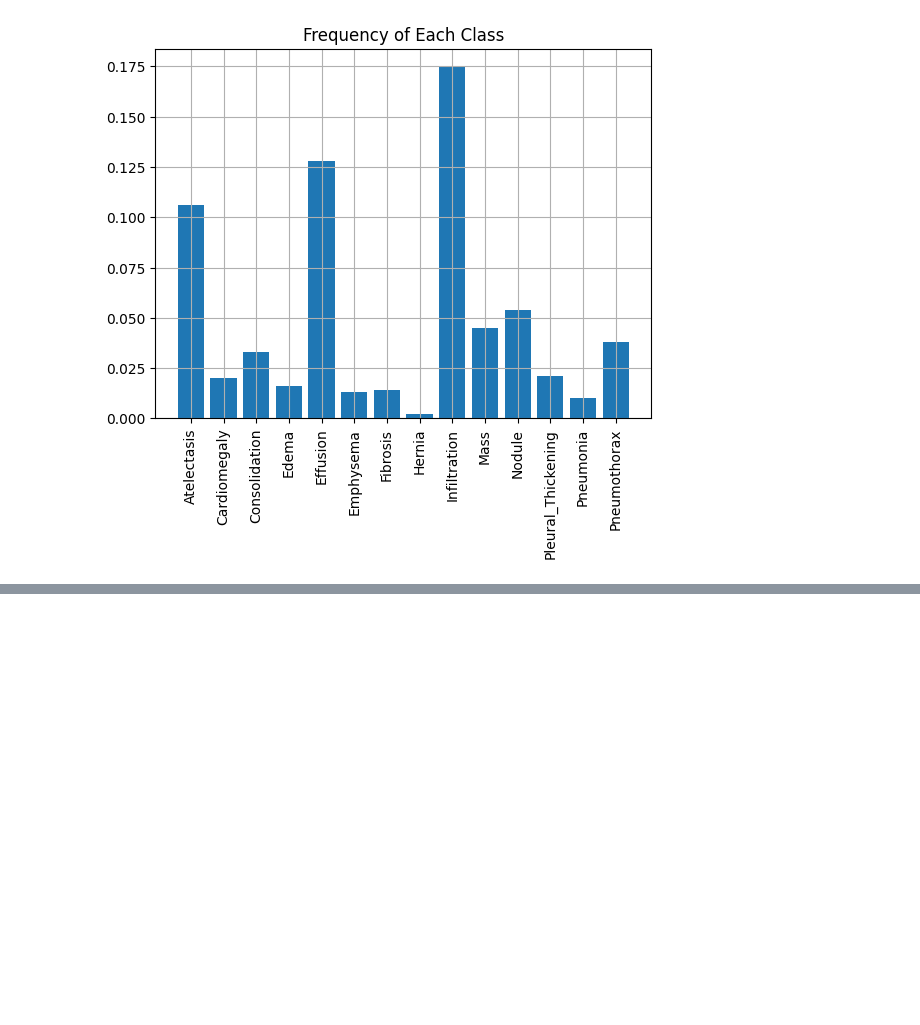
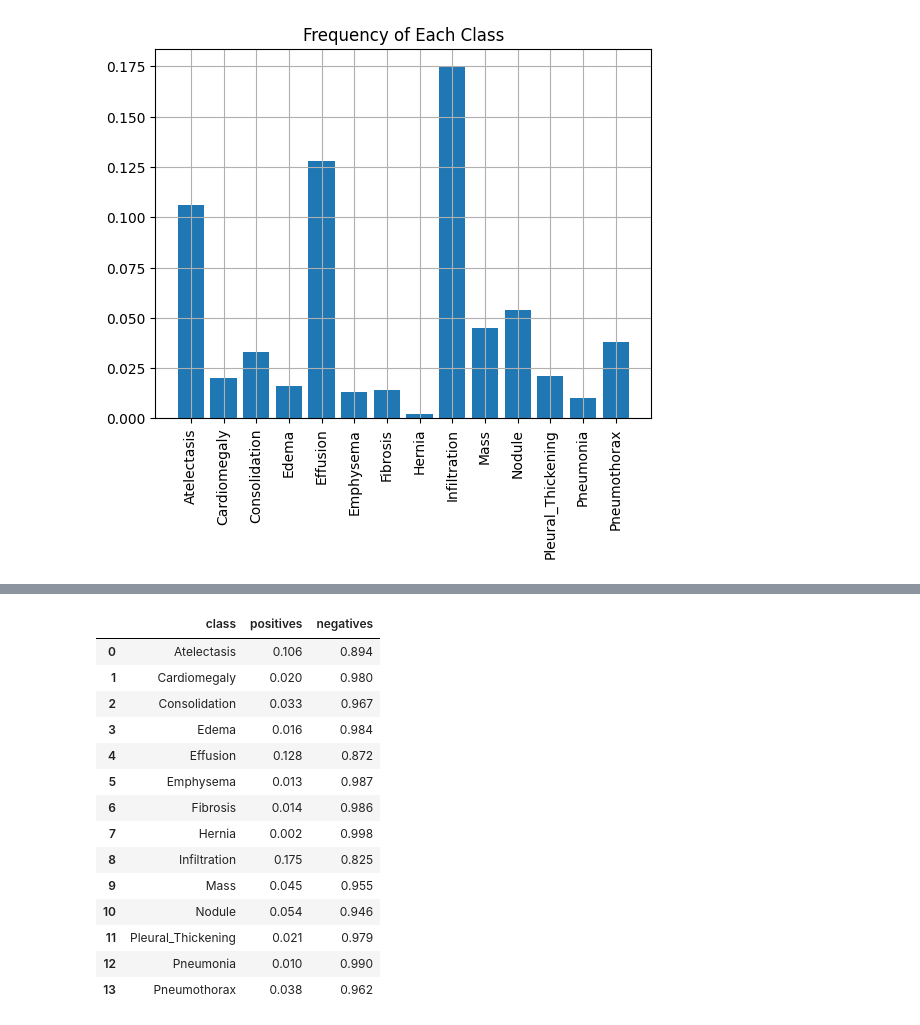
Before and after one commit to vivekpatel99/chest-x-ray-diagnosis-Multi-label-binary-classification, a Jupyter notebook: 02_model_training.ipynb, the cells around one changed output, grey strips where cells are left out. Saved outputs shown, nothing was run; the diff lists cells and outputs as text; code cells hidden in the pictures; blank space fills up the shorter version.

```diff
--- a/02_model_training.ipynb
+++ b/02_model_training.ipynb
@@ -294,0 +366,20 @@ plt.show()
+# %%
+data_df = pd.DataFrame(list(positive_frequencies.items()), columns=['class', 'positives'])
+data_df['negatives'] = negative_frequencies.values
+data_df
+# %% [output]
+|  | class | positives | negatives |
+| 0 | Atelectasis | 0.106 | 0.894 |
+| 1 | Cardiomegaly | 0.020 | 0.980 |
+| 2 | Consolidation | 0.033 | 0.967 |
+| 3 | Edema | 0.016 | 0.984 |
+| 4 | Effusion | 0.128 | 0.872 |
+| 5 | Emphysema | 0.013 | 0.987 |
+| 6 | Fibrosis | 0.014 | 0.986 |
+| 7 | Hernia | 0.002 | 0.998 |
+| 8 | Infiltration | 0.175 | 0.825 |
+| 9 | Mass | 0.045 | 0.955 |
+| 10 | Nodule | 0.054 | 0.946 |
+| 11 | Pleural_Thickening | 0.021 | 0.979 |
+| 12 | Pneumonia | 0.010 | 0.990 |
+| 13 | Pneumothorax | 0.038 | 0.962 |
```
Also changed, not shown: parts of 32 cells of this notebook, 6 other files.
